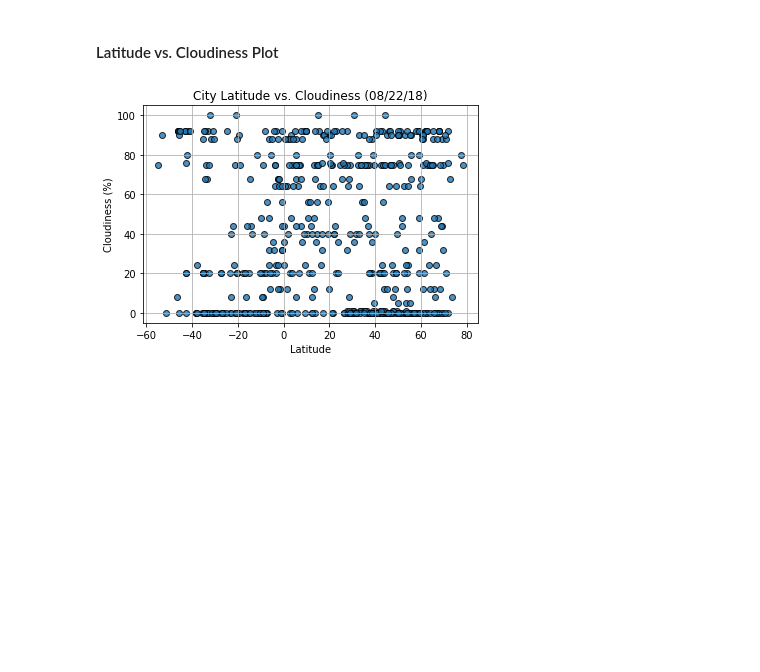
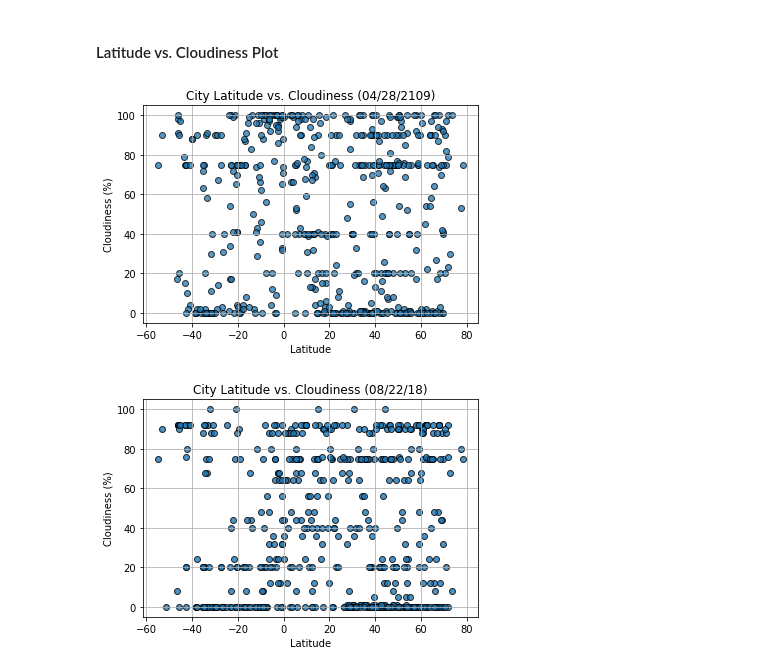
Before and after one commit to DouglasMatheny/Python-APIs, a Jupyter notebook: WeatherPy.ipynb, the cells around one changed output. Saved outputs shown, nothing was run; the diff lists cells and outputs as text; code cells hidden in the pictures; blank space fills up the shorter version.

```diff
--- a/WeatherPy.ipynb
+++ b/WeatherPy.ipynb
@@ -195,6 +247,16 @@ dtype: int64
 [figure]
 # %% [markdown]
 #### Latitude vs. Cloudiness Plot
+# %%
+fig, ax = plt.subplots()
+plt.grid()
+plt.scatter(x=city_df['Lat'], y=city_df['Cloudiness'], edgecolors="black", alpha=0.75)
+plt.title('City Latitude vs. Cloudiness (04/28/2109)')
+ax.set_xlabel("Latitude")
+ax.set_ylabel("Cloudiness (%)")
+plt.show()
+# %% [output]
+[figure, added]
 # %%
 # %% [output]
 [figure]
```
Also changed, not shown: parts of 6 cells of this notebook.
